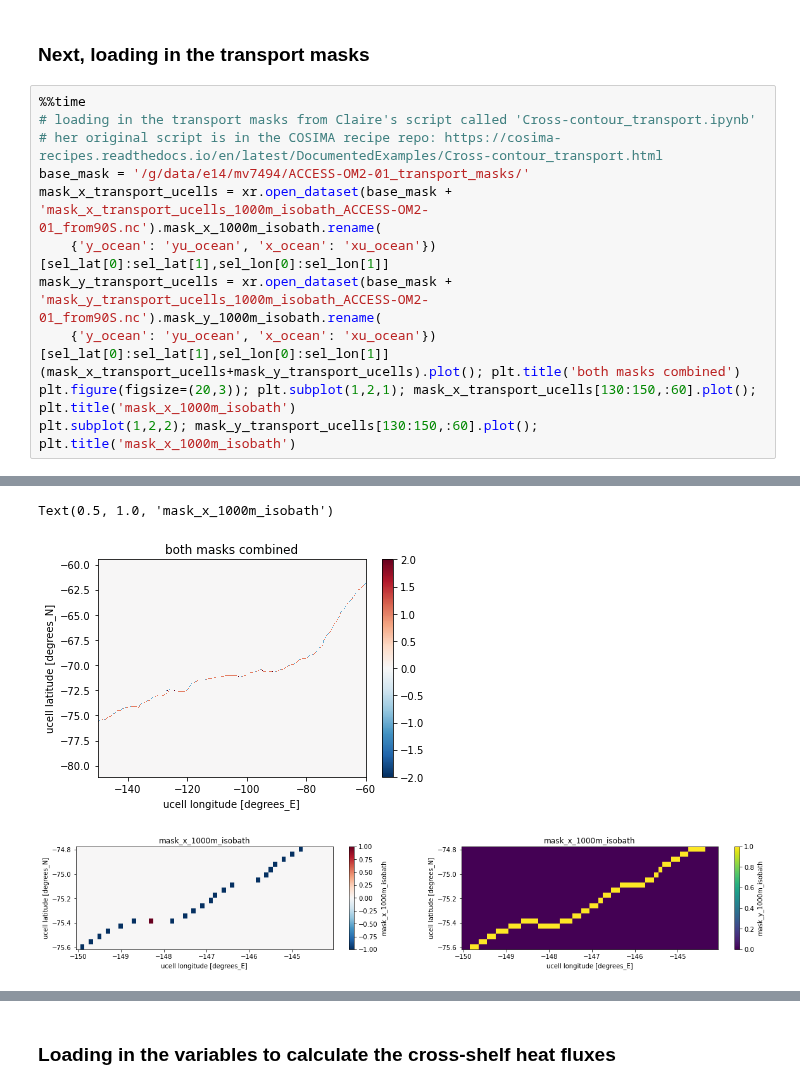
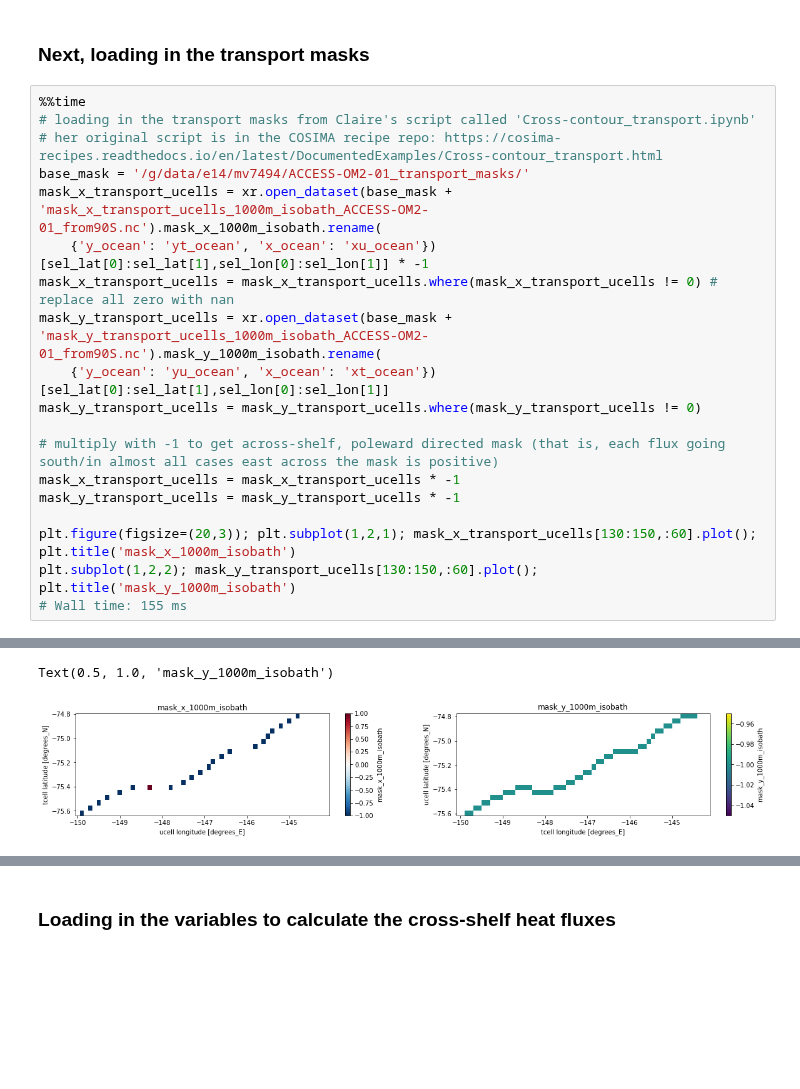
Before and after one commit to mauricehuguenin/sharing, a Jupyter notebook: across_shelf_heat_fluxes_discuss_with_ryan.ipynb, the cells around one changed output, grey strips where cells are left out. Drawn from its saved outputs; the diff is of its cells as text; blank space fills up the shorter version.

```diff
--- a/across_shelf_heat_fluxes_discuss_with_ryan.ipynb
+++ b/across_shelf_heat_fluxes_discuss_with_ryan.ipynb
@@ -79,10 +80,17 @@ plt.legend(fontsize=16)
 # her original script is in the COSIMA recipe repo: https://cosima-recipes.readthedocs.io/en/latest/DocumentedExamples/Cross-contour_transport.html
 base_mask = '/g/data/e14/mv7494/ACCESS-OM2-01_transport_masks/'
 mask_x_transport_ucells = xr.open_dataset(base_mask + 'mask_x_transport_ucells_1000m_isobath_ACCESS-OM2-01_from90S.nc').mask_x_1000m_isobath.rename(
-    {'y_ocean': 'yu_ocean', 'x_ocean': 'xu_ocean'})[sel_lat[0]:sel_lat[1],sel_lon[0]:sel_lon[1]]
+    {'y_ocean': 'yt_ocean', 'x_ocean': 'xu_ocean'})[sel_lat[0]:sel_lat[1],sel_lon[0]:sel_lon[1]] * -1
+mask_x_transport_ucells = mask_x_transport_ucells.where(mask_x_transport_ucells != 0) # replace all zero with nan
 mask_y_transport_ucells = xr.open_dataset(base_mask + 'mask_y_transport_ucells_1000m_isobath_ACCESS-OM2-01_from90S.nc').mask_y_1000m_isobath.rename(
-    {'y_ocean': 'yu_ocean', 'x_ocean': 'xu_ocean'})[sel_lat[0]:sel_lat[1],sel_lon[0]:sel_lon[1]]
-(mask_x_transport_ucells+mask_y_transport_ucells).plot(); plt.title('both masks combined')
+    {'y_ocean': 'yu_ocean', 'x_ocean': 'xt_ocean'})[sel_lat[0]:sel_lat[1],sel_lon[0]:sel_lon[1]]
+mask_y_transport_ucells = mask_y_transport_ucells.where(mask_y_transport_ucells != 0)
+
+# multiply with -1 to get across-shelf, poleward directed mask (that is, each flux going south/in almost all cases east across the mask is positive)
+mask_x_transport_ucells = mask_x_transport_ucells * -1
+mask_y_transport_ucells = mask_y_transport_ucells * -1
+
 plt.figure(figsize=(20,3)); plt.subplot(1,2,1); mask_x_transport_ucells[130:150,:60].plot(); plt.title('mask_x_1000m_isobath')
-plt.subplot(1,2,2); mask_y_transport_ucells[130:150,:60].plot(); plt.title('mask_x_1000m_isobath')
+plt.subplot(1,2,2); mask_y_transport_ucells[130:150,:60].plot(); plt.title('mask_y_1000m_isobath')
+# Wall time: 155 ms
 # %% [output]
@@ -91,3 +99,2 @@ Wall time: 178 ms
-Text(0.5, 1.0, 'mask_x_1000m_isobath')
+Text(0.5, 1.0, 'mask_y_1000m_isobath')
-[figure, old version]
+[figure, new version]
-[figure, removed]
```
Also changed, not shown: parts of 18 cells of this notebook.
